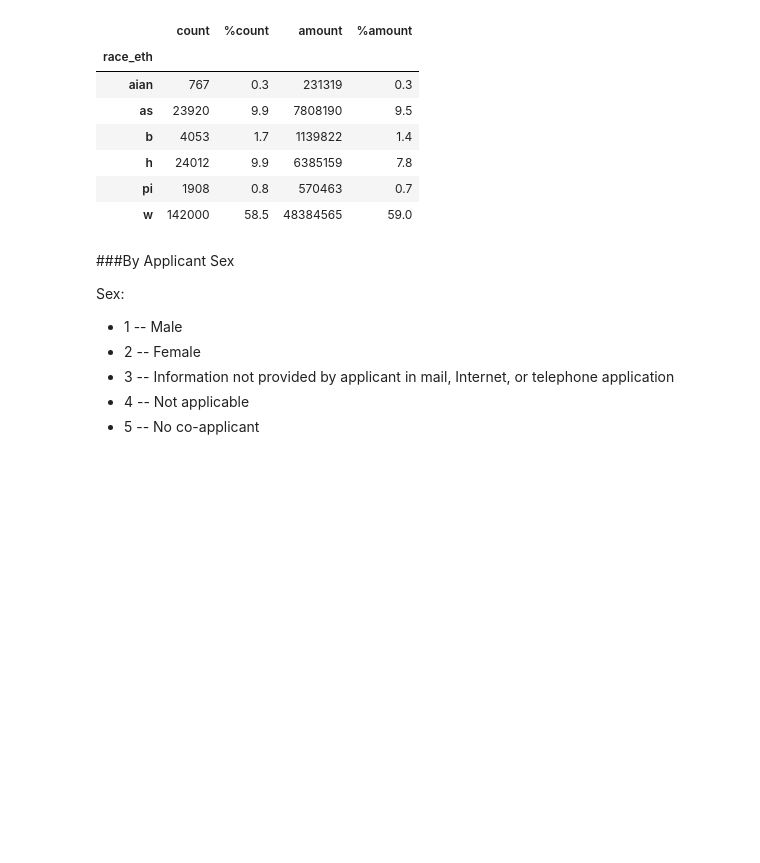
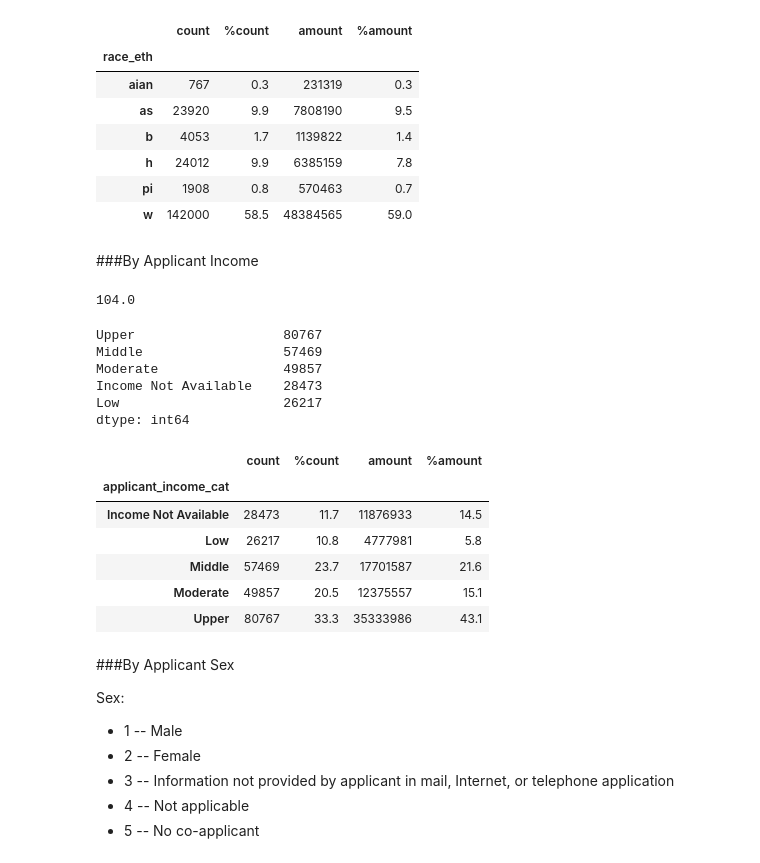
Before and after one commit to CivicKnowledge/San-Diego-Housing, a Jupyter notebook: gonzalo/report-g.ipynb, the cells around one changed output. Drawn from its saved outputs; the diff is of its cells as text; code cells hidden in the pictures; blank space fills up the shorter version.

Commit message:
total(1)

```diff
--- a/gonzalo/report-g.ipynb
+++ b/gonzalo/report-g.ipynb
@@ -98,6 +99,48 @@ race_eth
 | h | 24012 | 9.9 | 6385159 | 7.8 |
 | pi | 1908 | 0.8 | 570463 | 0.7 |
 | w | 142000 | 58.5 | 48384565 | 59.0 |
+# %% [markdown]
+###By Applicant Income
+# %%
+df.applicant_income.median()
+# %% [output]
+104.0
+# %%
+# applicant income as percent of median
+df['applicant_income_percent_median'] = 100*df.applicant_income/df.applicant_income.median()
+# default value
+df['applicant_income_cat'] = 'Income Not Available'
+df['applicant_income_cat'][df['applicant_income_percent_median'] < 50] = 'Low'
+df['applicant_income_cat'][(df['applicant_income_percent_median'] >= 50) & (df['applicant_income_percent_median'] < 80)] = 'Moderate'
+df['applicant_income_cat'][(df['applicant_income_percent_median'] >= 80) & (df['applicant_income_percent_median'] < 120)] = 'Middle'
+df['applicant_income_cat'][df['applicant_income_percent_median'] >= 120] = 'Upper'
+# %%
+df.applicant_income_cat.value_counts()
+# %% [output]
+Upper                   80767
+Middle                  57469
+Moderate                49857
+Income Not Available    28473
+Low                     26217
+dtype: int64
+# %%
+income  = df.groupby(['applicant_income_cat'])
+income   = income['loan_amount'].agg(
+                            {'count': np.size,
+                             'amount': np.sum})
+
+income ['%count'] = np.round(100*income['count']/totalcount,1)
+income ['%amount'] = np.round(100*income['amount']/totalamount,1)
+income = income [['count','%count','amount','%amount']]
+income
+# %% [output]
+|  | count | %count | amount | %amount |
+| applicant_income_cat |  |  |  |  |
+| Income Not Available | 28473 | 11.7 | 11876933 | 14.5 |
+| Low | 26217 | 10.8 | 4777981 | 5.8 |
+| Middle | 57469 | 23.7 | 17701587 | 21.6 |
+| Moderate | 49857 | 20.5 | 12375557 | 15.1 |
+| Upper | 80767 | 33.3 | 35333986 | 43.1 |
 # %% [markdown]
 ###By Applicant Sex
 
```
Also changed, not shown: parts of 1 cell of this notebook.
